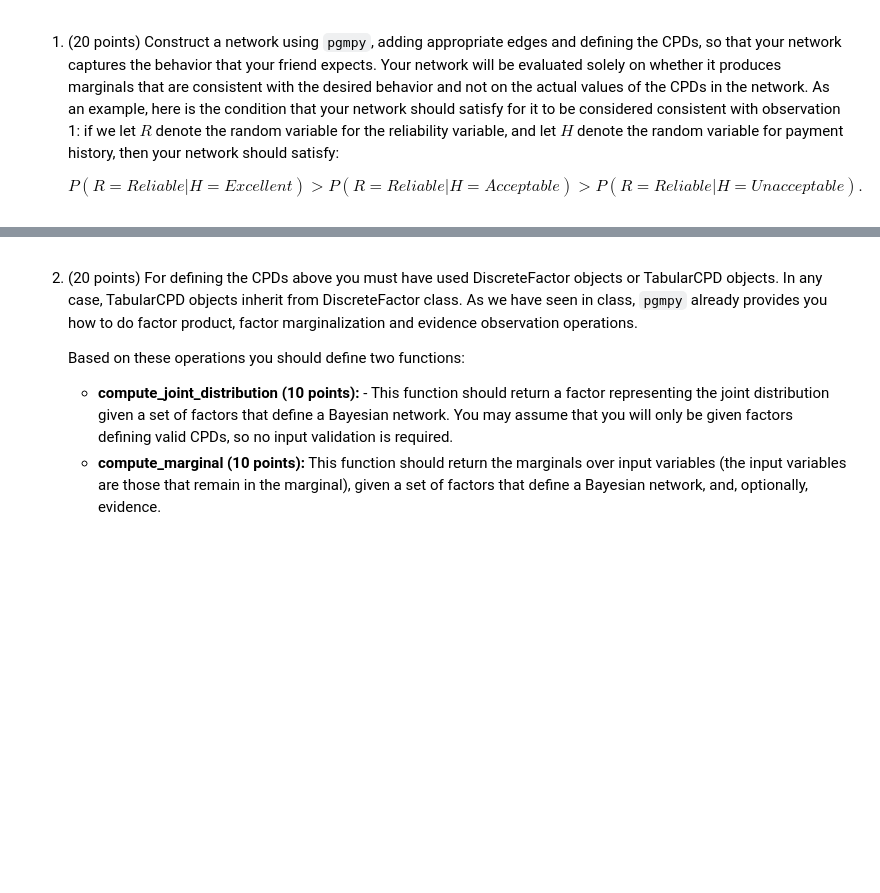
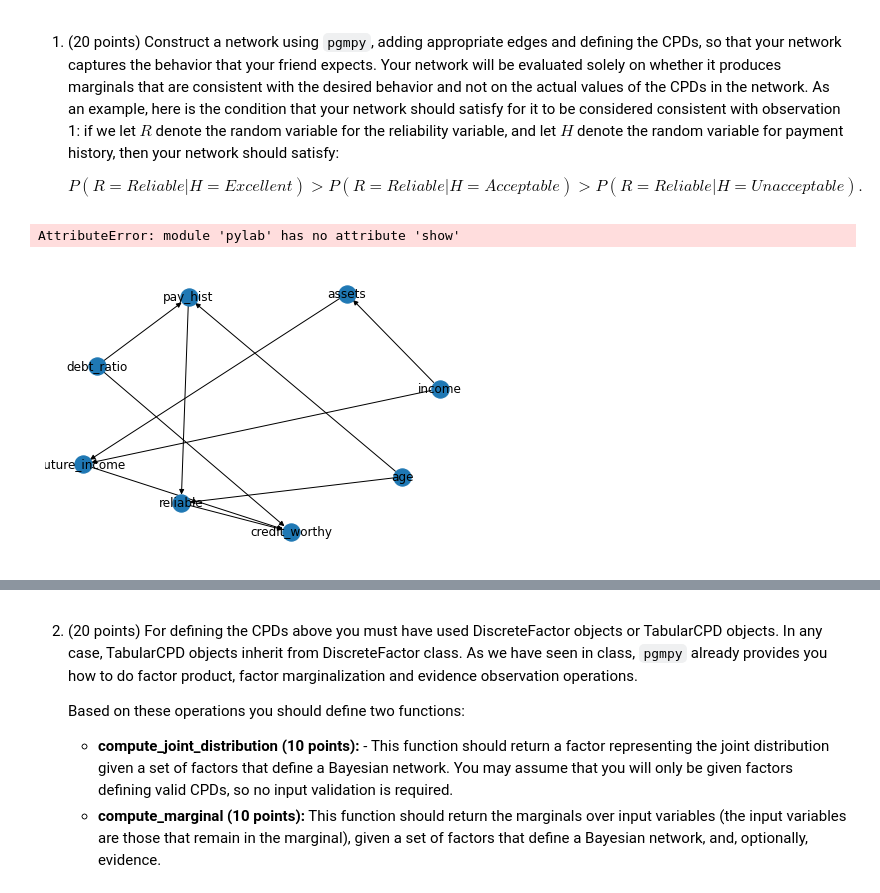
Before and after one commit to OmarVillalobos/mgpo2020, a Jupyter notebook: Modulo1/Module1_Exam_Part2_Practical.ipynb, the cells around one changed output, grey strips where cells are left out. Cells and saved outputs as stored; diff of their text form; code cells hidden in the pictures; blank space fills up the shorter version.

```diff
--- a/Modulo1/Module1_Exam_Part2_Practical.ipynb
+++ b/Modulo1/Module1_Exam_Part2_Practical.ipynb
@@ -44,3 +44,25 @@ He hopes that, given the eight variables above, you can help him encode into the
 1. (20 points) Construct a network using `pgmpy`, adding appropriate edges and defining the CPDs, so that your network captures the behavior that your friend expects. Your network will be evaluated solely on whether it produces marginals that are consistent with the desired behavior and not on the actual values of the CPDs in the network. As an example, here is the condition that your network should satisfy for it to be considered consistent with observation 1: if we let $R$ denote the random variable for the reliability variable, and let $H$ denote the random variable for payment history, then your network should satisfy:
 
    $$P(R=Reliable|H=Excellent) > P(R=Reliable|H=Acceptable) > P(R=Reliable|H=Unacceptable).$$
+# %%
+from pgmpy.models import BayesianModel
+credit = BayesianModel([
+    ('debt_ratio','pay_hist'),
+    ('age','pay_hist'),
+    ('pay_hist', 'reliable'),
+    ('age','reliable'),
+    ('debt_ratio','credit_worthy'),
+    ('income','assets'),
+    ('income','future_income'),
+    ('future_income','credit_worthy'),
+    ('reliable','credit_worthy'),
+    ('assets','future_income')
+])
+# %%
+import networkx as nx
+import pylab as plt
+nx.draw(credit, with_labels=True)
+plt.show()
+# %% [output]
+AttributeError: module 'pylab' has no attribute 'show'
+[figure, added]
```
Also changed, not shown: parts of 8 cells of this notebook.
